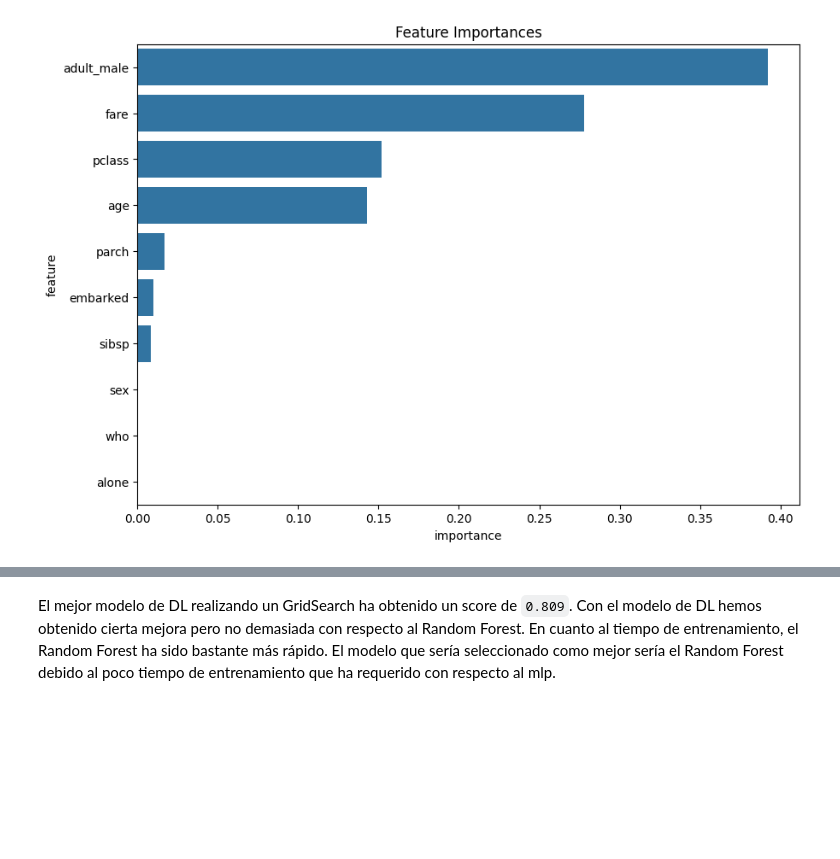
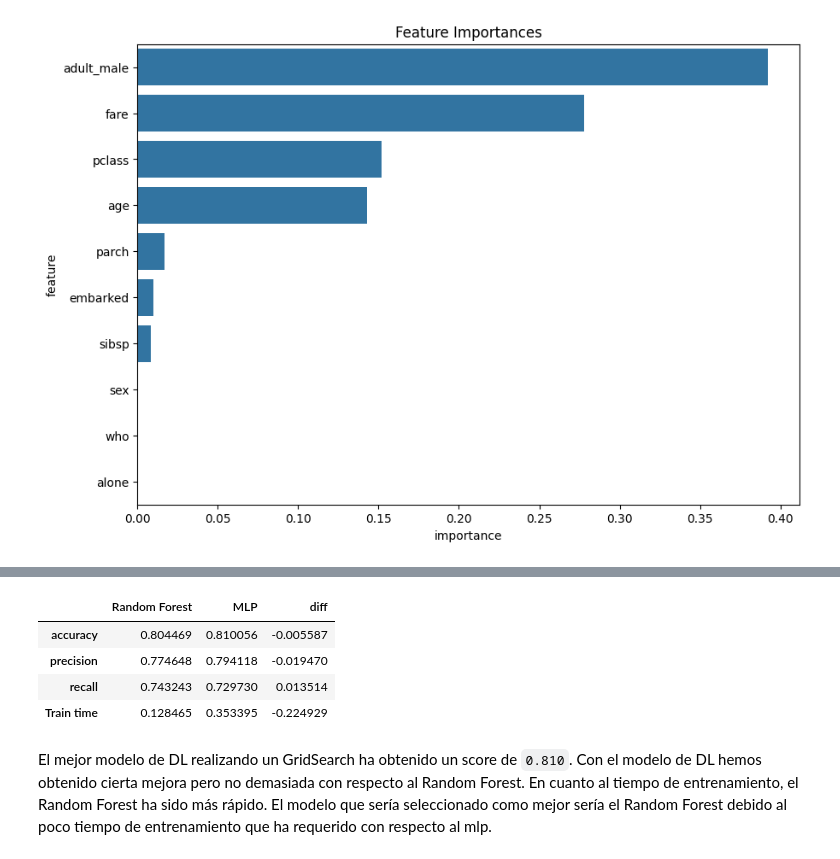
Before and after one commit to jacobo010/ONLINE_DS_THEBRIDGE_jacobo, a Jupyter notebook: Programacion_basica/Sprint16/Unidad_01/Practica_obligatoria/18_Practica_Obligatoria_Introduccion_Deep_Learning.ipynb, the cells around one changed output, grey strips where cells are left out. Drawn from its saved outputs; the diff is of its cells as text; code cells hidden in the pictures; blank space fills up the shorter version.

```diff
--- a/Programacion_basica/Sprint16/Unidad_01/Practica_obligatoria/18_Practica_Obligatoria_Introduccion_Deep_Learning.ipynb
+++ b/Programacion_basica/Sprint16/Unidad_01/Practica_obligatoria/18_Practica_Obligatoria_Introduccion_Deep_Learning.ipynb
@@ -247,0 +256,25 @@ Mejor score: 0.8092411108470043
+# %%
+best_params = mlp_gridsearch.best_params_
+
+mlp_final = MLPClassifier(**best_params, random_state=42)
+
+start = time.time()
+mlp_final.fit(x_train_scaled[selected_features], y_train)
+end = time.time()
+mlp_time = end - start
+
+y_pred = mlp_final.predict(x_test_scaled[selected_features])
+accuracy = accuracy_score(y_test, y_pred)
+precision = precision_score(y_test, y_pred)
+recall = recall_score(y_test, y_pred)
+
+results = {'accuracy': accuracy,
+           'precision':precision,
+           'recall':recall,
+           'Train time': mlp_time
+           }
+
+mlp_df = pd.DataFrame.from_dict(results, orient='index', columns=['MLP'])
+print(mlp_df)
+print("Classification Report \n",classification_report(y_test, y_pred))
+ConfusionMatrixDisplay.from_predictions(y_test, y_pred);
@@ -248,2 +297,12 @@ Mejor score: 0.8092411108470043
+# %%
+df_results = pd.concat([rf_df, mlp_df], axis = 1)
+df_results["diff"] = df_results["Random Forest"] - df_results["MLP"]
+df_results
+# %% [output]
+|  | Random Forest | MLP | diff |
+| accuracy | 0.804469 | 0.810056 | -0.005587 |
+| precision | 0.774648 | 0.794118 | -0.019470 |
+| recall | 0.743243 | 0.729730 | 0.013514 |
+| Train time | 0.128465 | 0.353395 | -0.224929 |
 # %% [markdown]
-El mejor modelo de DL realizando un GridSearch ha obtenido un score de ``0.809``. Con el modelo de DL hemos obtenido cierta mejora pero no demasiada con respecto al Random Forest. En cuanto al tiempo de entrenamiento, el Random Forest ha sido bastante más rápido. El modelo que sería seleccionado como mejor sería el Random Forest debido al poco tiempo de entrenamiento que ha requerido con respecto al mlp.
+El mejor modelo de DL realizando un GridSearch ha obtenido un score de ``0.810``. Con el modelo de DL hemos obtenido cierta mejora pero no demasiada con respecto al Random Forest. En cuanto al tiempo de entrenamiento, el Random Forest ha sido más rápido. El modelo que sería seleccionado como mejor sería el Random Forest debido al poco tiempo de entrenamiento que ha requerido con respecto al mlp.
```
Also changed, not shown: parts of 5 cells of this notebook.
